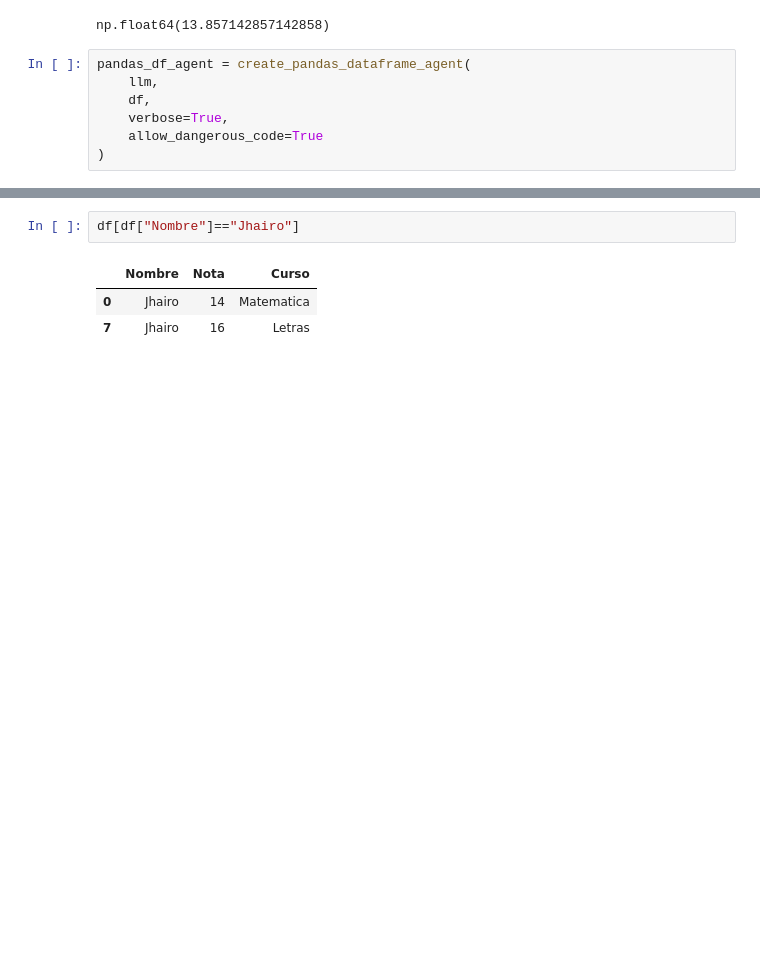
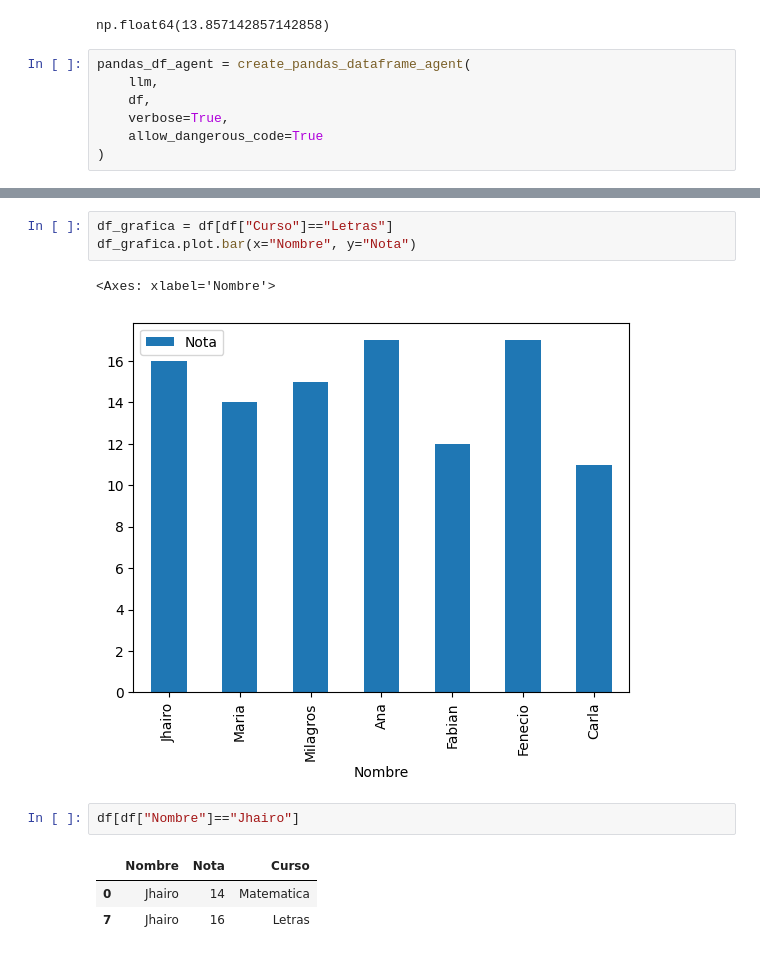
Before and after one commit to Jhairo18/Curso-langchain, a Jupyter notebook: langchain pandas.ipynb, the cells around one changed output, grey strips where cells are left out. Cells and saved outputs as stored; diff of their text form; blank space fills up the shorter version.

```diff
--- a/langchain pandas.ipynb
+++ b/langchain pandas.ipynb
@@ -109,3 +108,9 @@ Las notas de Jhairo en Matemáticas son 14 y 16.
+# %%
+df_grafica = df[df["Curso"]=="Letras"]
+df_grafica.plot.bar(x="Nombre", y="Nota")
+# %% [output]
+<Axes: xlabel='Nombre'>
+[figure, added]
 # %%
 df[df["Nombre"]=="Jhairo"]
 # %% [output]
```
Also changed, not shown: parts of 1 cell of this notebook, 1 other file.
